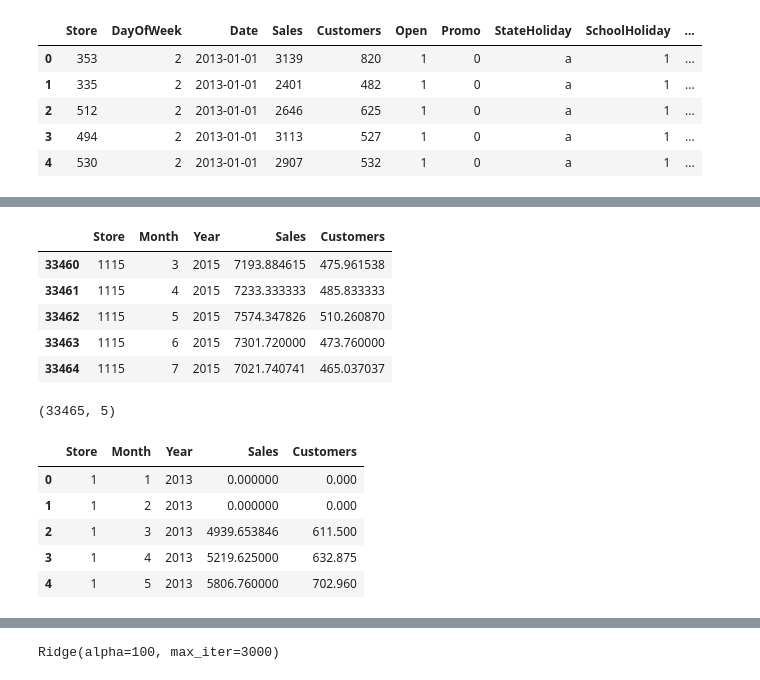
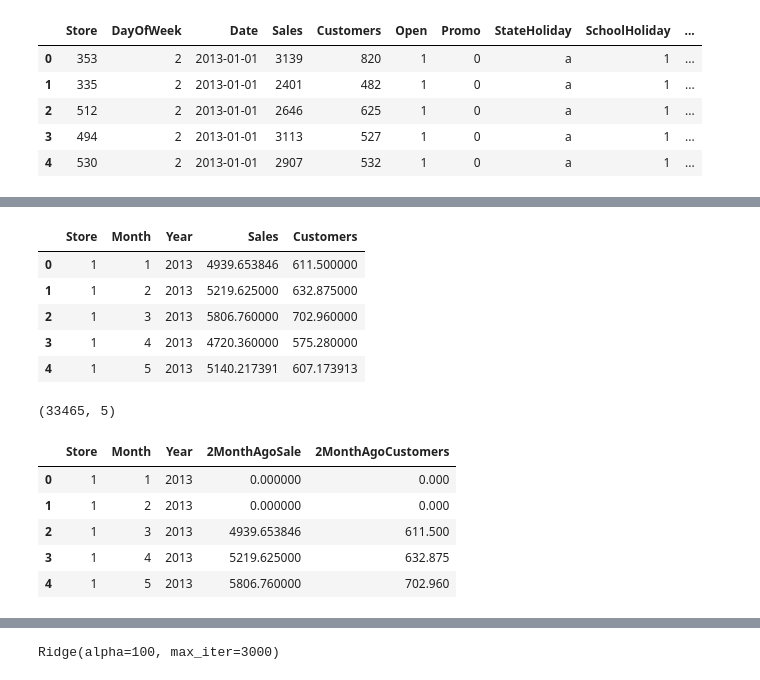
Before and after one commit to Yash1289/rossmann_sales_prediction, a Jupyter notebook: Rossmann_Sales_Prediction_Capstone_Project.ipynb, the cells around one changed output, grey strips where cells are left out. Drawn from its saved outputs; the diff is of its cells as text; code cells hidden in the pictures.

```diff
--- a/Rossmann_Sales_Prediction_Capstone_Project.ipynb
+++ b/Rossmann_Sales_Prediction_Capstone_Project.ipynb
@@ -175,8 +172,11 @@ rossmann_sales_df.head()
 | 3 | 377 | 2 | 2013-01-01 | 0 | 0 | 0 | 0 | a | 1 | ... |
 | 4 | 376 | 2 | 2013-01-01 | 0 | 0 | 0 | 0 | a | 1 | ... |
 # %%
-index_places = rossmann_sales_df[rossmann_sales_df["Open"] == 0].index
-rossmann_sales_df.drop(index_places , inplace = True )
+closedStore_index = rossmann_sales_df[rossmann_sales_df["Open"] == 0].index
+rossmann_sales_df.drop(closedStore_index , inplace = True )
+
+zeroSale_index = rossmann_sales_df[rossmann_sales_df["Sales"] == 0].index
+rossmann_sales_df.drop(zeroSale_index, inplace = True)
 # %%
 rossmann_sales_df.reset_index(drop = True , inplace = True)
 # %%
@@ -439,5 +375,8 @@ rossmann_sales_df.head()
 | 2 | 512 | 2 | 2013-01-01 | 2646 | 625 | 1 | 0 | a | 1 | ... |
 | 3 | 494 | 2 | 2013-01-01 | 3113 | 527 | 1 | 0 | a | 1 | ... |
 | 4 | 530 | 2 | 2013-01-01 | 2907 | 532 | 1 | 0 | a | 1 | ... |
+# %%
+rossmann_sales_df["Month"] = rossmann_sales_df["Date"].apply(lambda x : x.month)
+rossmann_sales_df["Year"] = rossmann_sales_df["Date"].apply(lambda x : x.year)
 # %%
-rossmann_temp_df = rossmann_sales_df.copy()
+rossmann_model_df = rossmann_sales_df.copy()
@@ -514,15 +383,15 @@ model_df["Year"] = model_df["Date"].apply(lambda x : x.year)
 # %%
-model_df_groupby = model_df.groupby(["Store" , "Month" , "Year"]).agg({ "Sales" : "mean" , "Customers" : "mean" }).reset_index()
+rossmannSales_groupby = rossmann_model_df.groupby(["Store" , "Month" , "Year"]).agg({ "Sales" : "mean" , "Customers" : "mean" }).reset_index()
 # %%
-grouped_df = model_df_groupby.sort_values(by = [ "Store" , "Year" , "Month" ] ,ignore_index="True")
-grouped_df.tail()
+grouped_df = rossmannSales_groupby.sort_values(by = [ "Store" , "Year" , "Month" ] ,ignore_index="True")
+grouped_df.head()
 # %% [output]
 |  | Store | Month | Year | Sales | Customers |
-| 33460 | 1115 | 3 | 2015 | 7193.884615 | 475.961538 |
-| 33461 | 1115 | 4 | 2015 | 7233.333333 | 485.833333 |
-| 33462 | 1115 | 5 | 2015 | 7574.347826 | 510.260870 |
-| 33463 | 1115 | 6 | 2015 | 7301.720000 | 473.760000 |
-| 33464 | 1115 | 7 | 2015 | 7021.740741 | 465.037037 |
+| 0 | 1 | 1 | 2013 | 4939.653846 | 611.500000 |
+| 1 | 1 | 2 | 2013 | 5219.625000 | 632.875000 |
+| 2 | 1 | 3 | 2013 | 5806.760000 | 702.960000 |
+| 3 | 1 | 4 | 2013 | 4720.360000 | 575.280000 |
+| 4 | 1 | 5 | 2013 | 5140.217391 | 607.173913 |
 # %%
 grouped_df.shape
 # %% [output]
@@ -538,7 +409,7 @@ for storeNo in listOfStores :
 # %%
 shifted_df.head()
 # %% [output]
-|  | Store | Month | Year | Sales | Customers |
+|  | Store | Month | Year | 2MonthAgoSale | 2MonthAgoCustomers |
 | 0 | 1 | 1 | 2013 | 0.000000 | 0.000 |
 | 1 | 1 | 2 | 2013 | 0.000000 | 0.000 |
 | 2 | 1 | 3 | 2013 | 4939.653846 | 611.500 |
```
Also changed, not shown: parts of 96 cells of this notebook.
